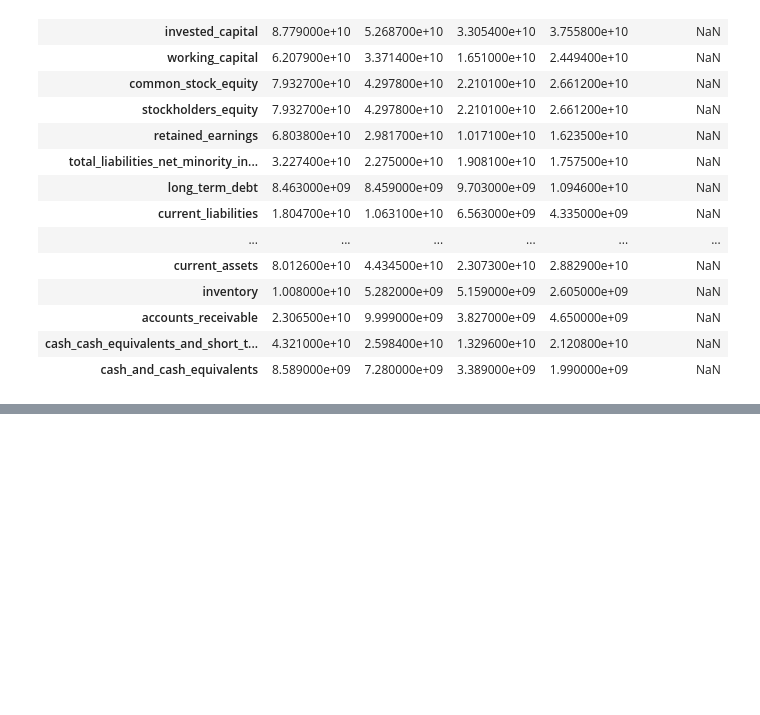
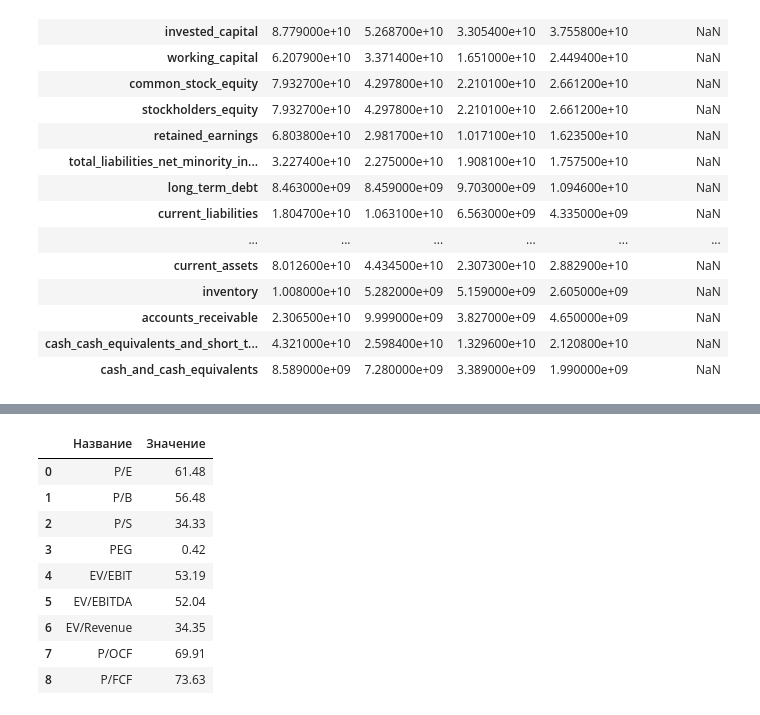
Before and after one commit to Idaliya19/Fin-markets, a Jupyter notebook: Idaliia.ipynb, the cells around one changed output, grey strips where cells are left out. Drawn from its saved outputs; the diff is of its cells as text; code cells hidden in the pictures; blank space fills up the shorter version.

```diff
--- a/Idaliia.ipynb
+++ b/Idaliia.ipynb
@@ -257,0 +334,9 @@ Mounted at /content/drive
+# %%
+pe_ratio = market_cap / net_income if net_income != 0 else None
+pb_ratio = market_cap / stockholders_equity if stockholders_equity != 0 else None
+ps_ratio = market_cap / revenue if revenue != 0 else None
+# %%
+previous_period = income_clean.columns[1]
+net_income_prev = income_clean.loc['net_income', previous_period]
+earnings_growth = ((net_income - net_income_prev) / net_income_prev * 100) if net_income_prev != 0 else None
+peg_ratio = pe_ratio / earnings_growth if earnings_growth and earnings_growth != 0 else None
@@ -257,0 +349,20 @@ Mounted at /content/drive
+# %%
+market_ratios = pd.DataFrame({
+    'Название': ['P/E', 'P/B', 'P/S', 'PEG', 'EV/EBIT', 'EV/EBITDA', 'EV/Revenue', 'P/OCF', 'P/FCF'],
+    'Значение': [pe_ratio, pb_ratio, ps_ratio, peg_ratio, ev_ebit, ev_ebitda, ev_revenue, p_ocf, p_fcf]
+})
+
+market_ratios['Значение'] = market_ratios['Значение'].round(2)
+# %%
+market_ratios
+# %% [output]
+|  | Название | Значение |
+| 0 | P/E | 61.48 |
+| 1 | P/B | 56.48 |
+| 2 | P/S | 34.33 |
+| 3 | PEG | 0.42 |
+| 4 | EV/EBIT | 53.19 |
+| 5 | EV/EBITDA | 52.04 |
+| 6 | EV/Revenue | 34.35 |
+| 7 | P/OCF | 69.91 |
+| 8 | P/FCF | 73.63 |
```
Also changed, not shown: parts of 13 cells of this notebook.
